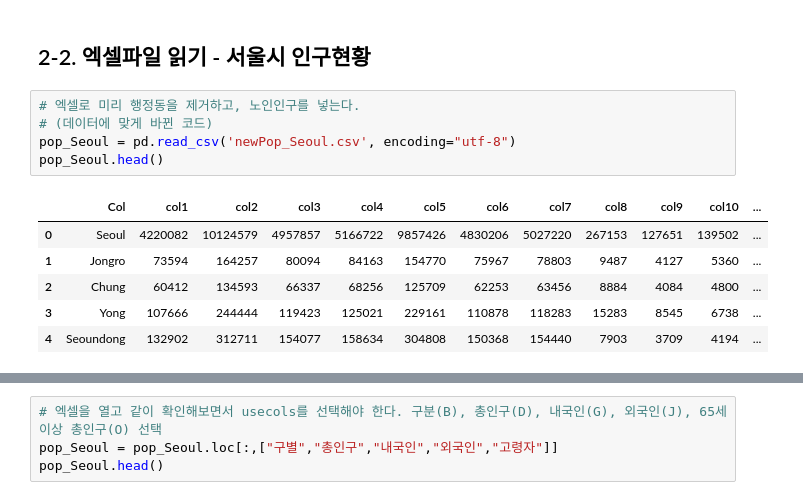
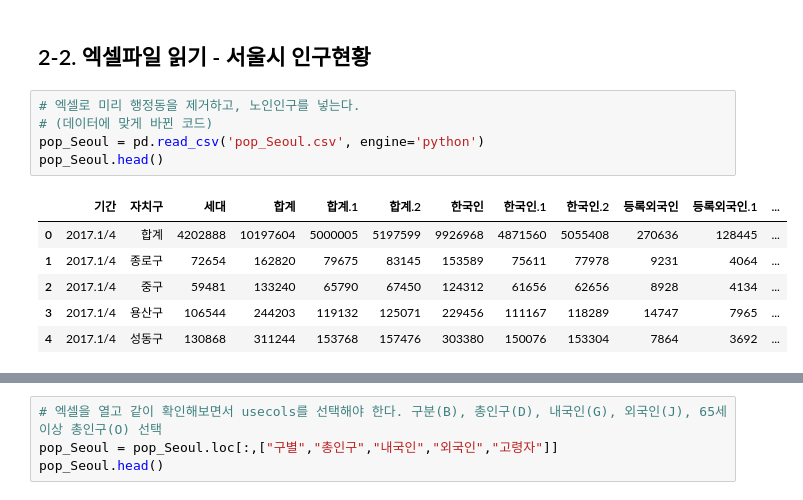
Before and after one commit to dyswn555/MgtDatabase2018, a Jupyter notebook: 데이터 분석1/데이터분석1_서울시 구별 CCTV 현황분석_Students.ipynb, the cells around one changed output, grey strips where cells are left out. Saved outputs shown, nothing was run; the diff lists cells and outputs as text.

```diff
--- a/데이터 분석1/데이터분석1_서울시 구별 CCTV 현황분석_Students.ipynb
+++ b/데이터 분석1/데이터분석1_서울시 구별 CCTV 현황분석_Students.ipynb
@@ -51,12 +51,12 @@ CCTV_Seoul.head()
 # %%
 # 엑셀로 미리 행정동을 제거하고, 노인인구를 넣는다.
 # (데이터에 맞게 바뀐 코드)
-pop_Seoul = pd.read_csv('newPop_Seoul.csv', encoding="utf-8")
+pop_Seoul = pd.read_csv('pop_Seoul.csv', engine='python')
 pop_Seoul.head()
 # %% [output]
-|  | Col | col1 | col2 | col3 | col4 | col5 | col6 | col7 | col8 | col9 | col10 | ... |
-| 0 | Seoul | 4220082 | 10124579 | 4957857 | 5166722 | 9857426 | 4830206 | 5027220 | 267153 | 127651 | 139502 | ... |
-| 1 | Jongro | 73594 | 164257 | 80094 | 84163 | 154770 | 75967 | 78803 | 9487 | 4127 | 5360 | ... |
-| 2 | Chung | 60412 | 134593 | 66337 | 68256 | 125709 | 62253 | 63456 | 8884 | 4084 | 4800 | ... |
-| 3 | Yong | 107666 | 244444 | 119423 | 125021 | 229161 | 110878 | 118283 | 15283 | 8545 | 6738 | ... |
-| 4 | Seoundong | 132902 | 312711 | 154077 | 158634 | 304808 | 150368 | 154440 | 7903 | 3709 | 4194 | ... |
+|  | 기간 | 자치구 | 세대 | 합계 | 합계.1 | 합계.2 | 한국인 | 한국인.1 | 한국인.2 | 등록외국인 | 등록외국인.1 | ... |
+| 0 | 2017.1/4 | 합계 | 4202888 | 10197604 | 5000005 | 5197599 | 9926968 | 4871560 | 5055408 | 270636 | 128445 | ... |
+| 1 | 2017.1/4 | 종로구 | 72654 | 162820 | 79675 | 83145 | 153589 | 75611 | 77978 | 9231 | 4064 | ... |
+| 2 | 2017.1/4 | 중구 | 59481 | 133240 | 65790 | 67450 | 124312 | 61656 | 62656 | 8928 | 4134 | ... |
+| 3 | 2017.1/4 | 용산구 | 106544 | 244203 | 119132 | 125071 | 229456 | 111167 | 118289 | 14747 | 7965 | ... |
+| 4 | 2017.1/4 | 성동구 | 130868 | 311244 | 153768 | 157476 | 303380 | 150076 | 153304 | 7864 | 3692 | ... |
```
Also changed, not shown: parts of 67 cells of this notebook, 3 other files.
